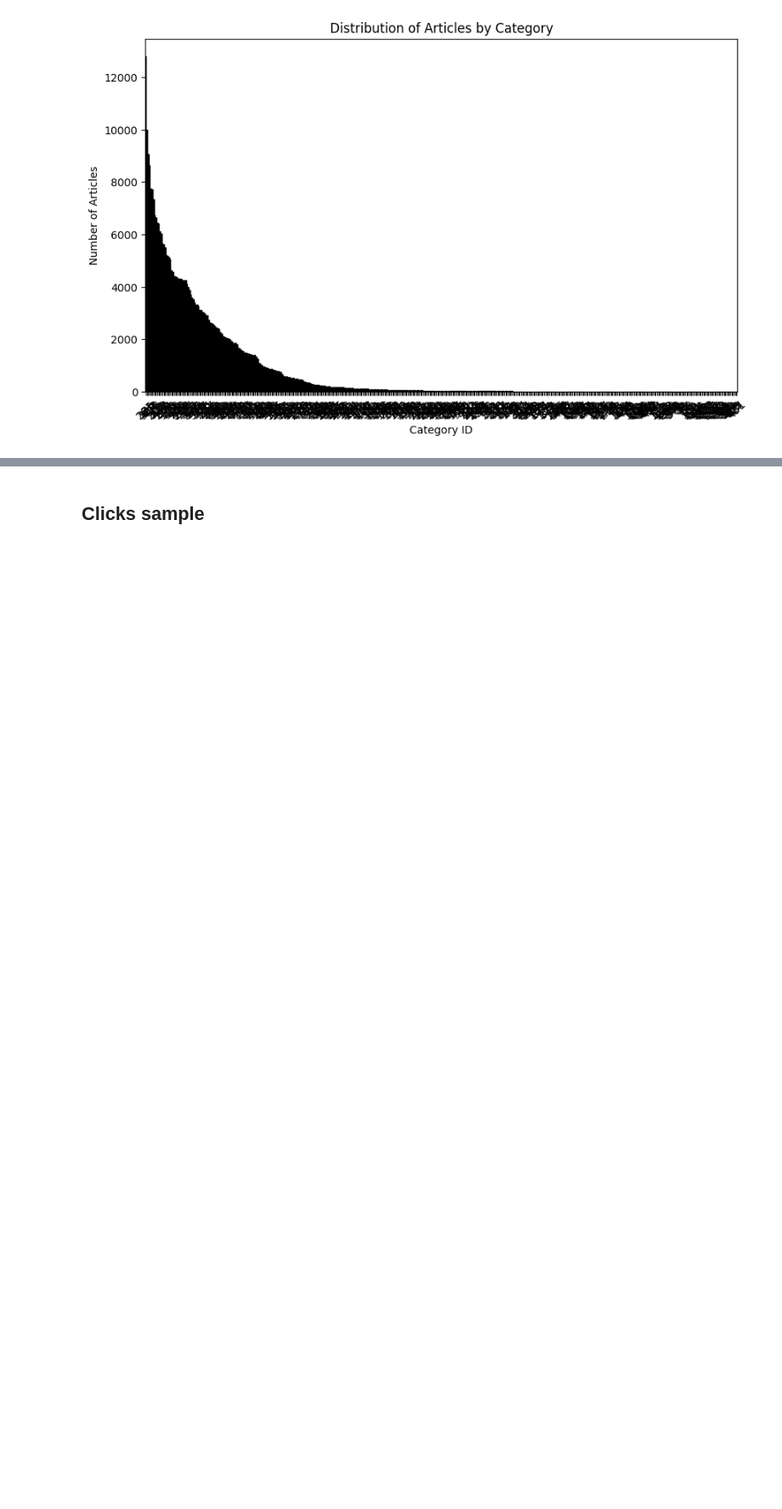
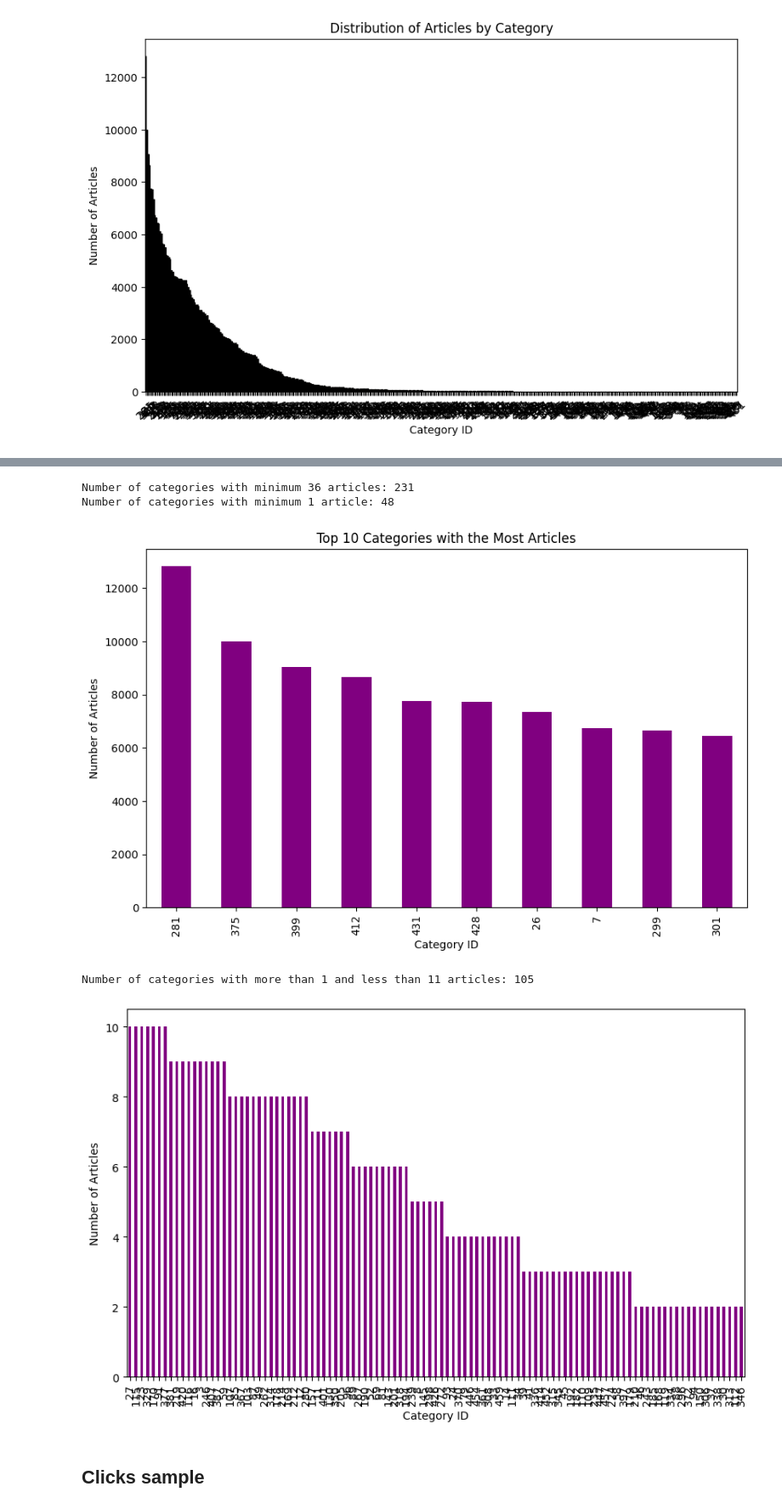
Before and after one commit to Laeti-dev/P10-Content_recommandation_app, a Jupyter notebook: notebooks/eda.ipynb, the cells around one changed output, grey strips where cells are left out. Shown at 85% size. Cells and saved outputs as stored; diff of their text form; code cells hidden in the pictures; blank space fills up the shorter version.

```diff
--- a/notebooks/eda.ipynb
+++ b/notebooks/eda.ipynb
@@ -128,3 +190,37 @@ plt.show()
+# %%
+# Number of categories with minimum 30 articles
+categories_with_more_than_30_articles = categories[categories >= 36]
+print(f"Number of categories with minimum 36 articles: {len(categories_with_more_than_30_articles)}")
+
+cat_count = categories[categories == 1]
+print(f"Number of categories with minimum 1 article: {len(cat_count)}")
+
+# Plot the top 10 categories with the most articles
+plt.figure(figsize=(10, 6))
+categories_with_more_than_30_articles.head(10).plot(kind='bar', color='purple')
+plt.xlabel('Category ID')
+plt.ylabel('Number of Articles')
+plt.title('Top 10 Categories with the Most Articles')
+plt.show()
+
+# Plot categories with more than one article and less than 11 articles
+plt.figure(figsize=(10, 6))
+categories_with_more_than_one_article = categories[categories > 1]
+categories_with_less_than_11_articles = categories_with_more_than_one_article[categories_with_more_than_one_article < 11]
+categories_with_less_than_11_articles.plot(kind='bar', color='purple')
+plt.xlabel('Category ID')
+plt.ylabel('Number of Articles')
+
+# Coutn categories with more than one and less than 11 articles
+cat_count = categories[categories > 1]
+cat_count = cat_count[cat_count < 11]
+print(f"Number of categories with more than 1 and less than 11 articles: {len(cat_count)}")
+# %% [output]
+Number of categories with minimum 36 articles: 231
+Number of categories with minimum 1 article: 48
+[figure, added]
+Number of categories with more than 1 and less than 11 articles: 105
+[figure, added]
 # %% [markdown]
 ## Clicks sample
 # %%
```
Also changed, not shown: parts of 33 cells of this notebook, 8 other files.
